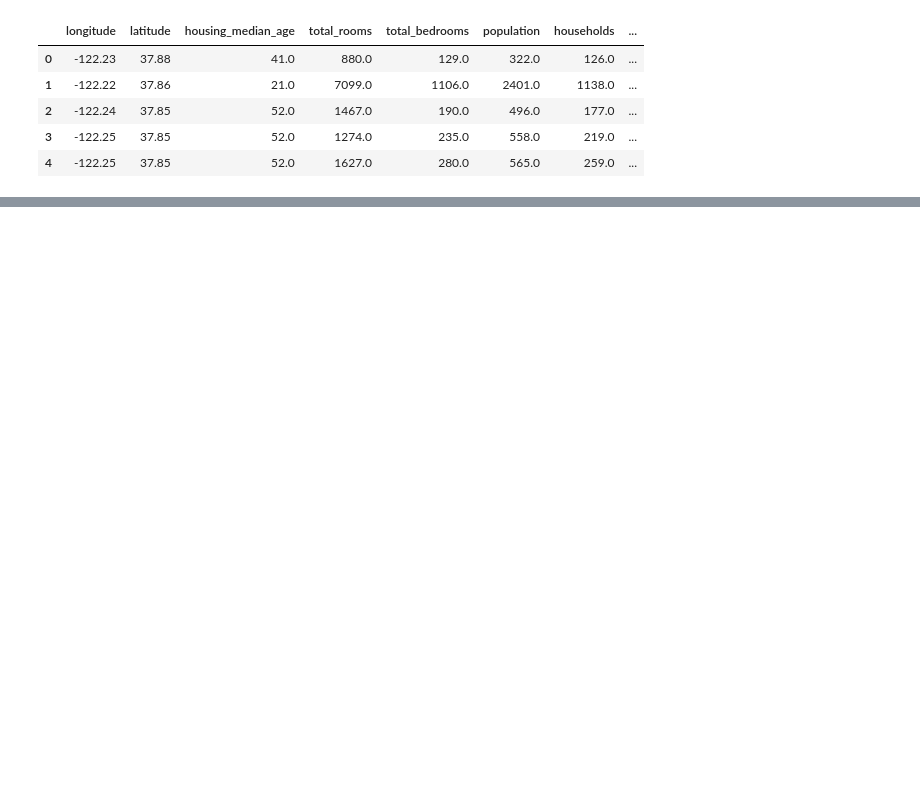
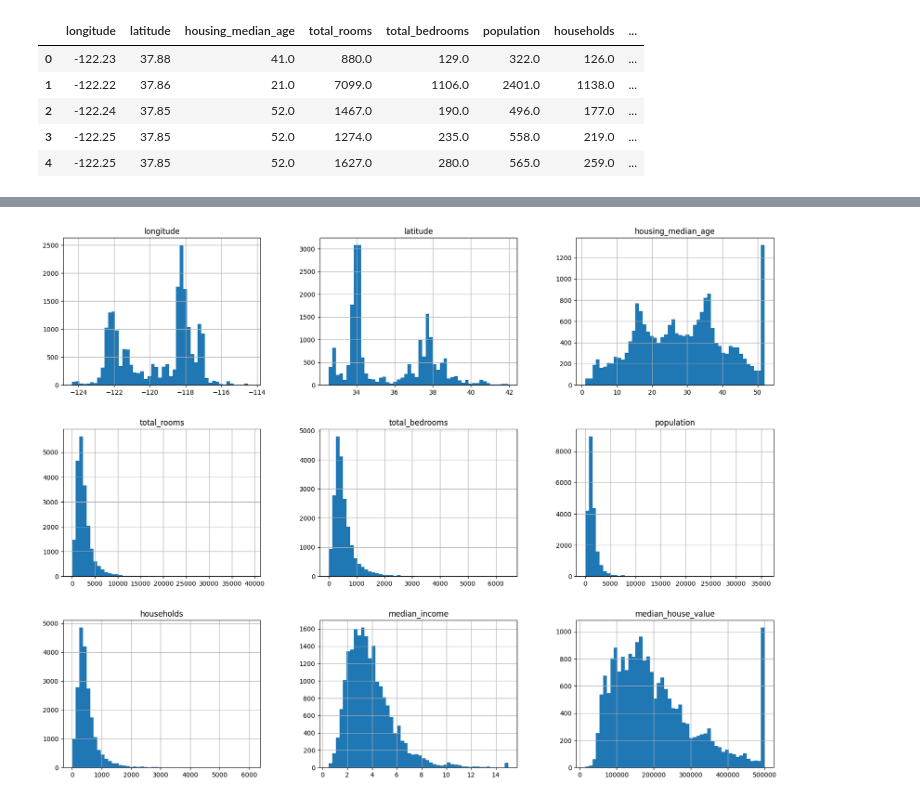
Before and after one commit to MarceloBuch/Hands-On-Machine-Learning-Projects, a Jupyter notebook: Property-Prices-In-California/main.ipynb, the cells around one changed output, grey strips where cells are left out. Saved outputs shown, nothing was run; the diff lists cells and outputs as text; code cells hidden in the pictures; blank space fills up the shorter version.

```diff
--- a/Property-Prices-In-California/main.ipynb
+++ b/Property-Prices-In-California/main.ipynb
@@ -36,0 +85,5 @@ df.head()
+# %%
+df.hist(bins=50, figsize=(20,15))
+plt.show()
+# %% [output]
+[figure, added]
```
Also changed, not shown: parts of 12 cells of this notebook.
